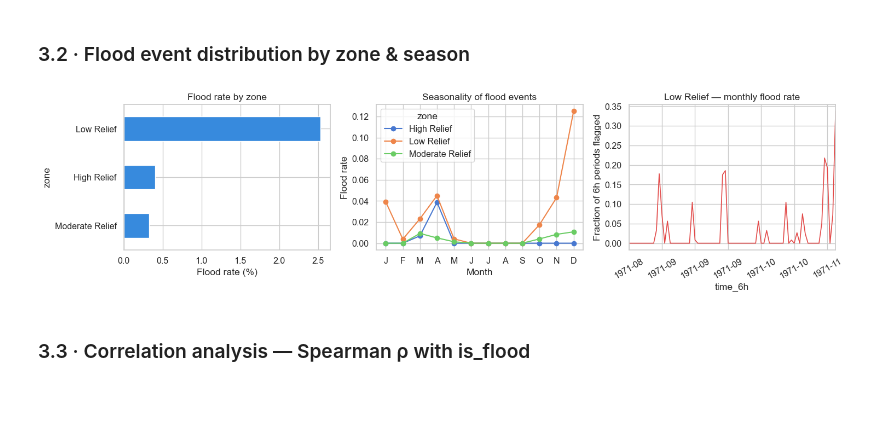
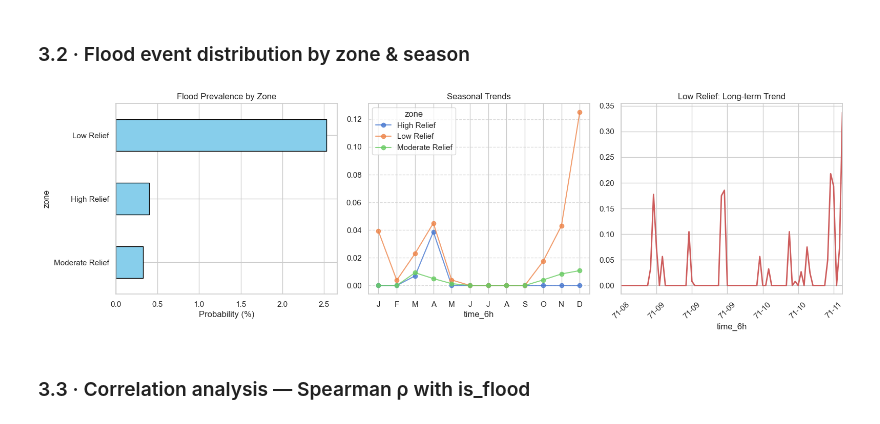
Before and after one commit to AliAgabalayev/Baku-Sentinel-Advanced-Flash-Flood-Forecasting-System, a Jupyter notebook: notebooks/day_04_baku_sentinel.ipynb, the cells around one changed output. Cells and saved outputs as stored; diff of their text form; code cells hidden in the pictures; blank space fills up the shorter version.

```diff
--- a/notebooks/day_04_baku_sentinel.ipynb
+++ b/notebooks/day_04_baku_sentinel.ipynb
@@ -179,37 +147,41 @@ is_flood                                 1.0000
 # %% [markdown]
 ### 3.2 · Flood event distribution by zone & season
 # %%
-fig, axes = plt.subplots(1, 3, figsize=(15, 4))
+# Create a 3-panel EDA dashboard
+fig, axes = plt.subplots(1, 3, figsize=(16, 5))
 
-# Flood rate per zone
-flood_by_zone = df_gold.groupby('zone')['is_flood'].mean() * 100
-flood_by_zone.sort_values().plot(kind='barh', ax=axes[0], color='#378ADD')
-axes[0].set_xlabel('Flood rate (%)')
-axes[0].set_title('Flood rate by zone')
+# 1. Spatial Analysis: Flood rate by zone
+(df_gold.groupby('zone')['is_flood'].mean() * 100).sort_values().plot(
+    kind='barh', ax=axes[0], color='skyblue', edgecolor='black'
+)
+axes[0].set_title('Flood Prevalence by Zone')
+axes[0].set_xlabel('Probability (%)')
 
-# Flood events over time
-df_gold['month'] = df_gold['time_6h'].dt.month
-monthly = df_gold.groupby(['month', 'zone'])['is_flood'].mean().unstack()
-monthly.plot(ax=axes[1], marker='o', linewidth=1.5)
-axes[1].set_xlabel('Month')
-axes[1].set_ylabel('Flood rate')
-axes[1].set_title('Seasonality of flood events')
+# 2. Seasonal Analysis: Seasonality of flood events
+# Using dt.month directly for grouping
+monthly_stats = df_gold.pivot_table(index=df_gold['time_6h'].dt.month,
+                                   columns='zone',
+                                   values='is_flood',
+                                   aggfunc='mean')
+monthly_stats.plot(ax=axes[1], marker='o', alpha=0.8)
+axes[1].set_title('Seasonal Trends')
 axes[1].set_xticks(range(1, 13))
 axes[1].set_xticklabels(['J','F','M','A','M','J','J','A','S','O','N','D'])
+axes[1].grid(axis='y', linestyle='--', alpha=0.7)
 
-# Time-series of is_flood for Low Relief
-lr = df_gold[df_gold['zone'] == 'Low Relief'].set_index('time_6h')['is_flood']
-lr_monthly = lr.resample('ME').mean()
-lr_monthly.plot(ax=axes[2], color='#E24B4A', linewidth=1.2)
-axes[2].set_title('Low Relief — monthly flood rate')
-axes[2].set_ylabel('Fraction of 6h periods flagged')
-axes[2].xaxis.set_major_formatter(mdates.DateFormatter('%Y-%m'))
-plt.setp(axes[2].xaxis.get_majorticklabels(), rotation=30)
+# 3. Temporal Analysis: Low Relief timeline
+low_relief = df_gold[df_gold['zone'] == 'Low Relief'].set_index('time_6h')
+low_relief['is_flood'].resample('ME').mean().plot(
+    ax=axes[2], color='indianred', linewidth=2
+)
+axes[2].set_title('Low Relief: Long-term Trend')
+axes[2].xaxis.set_major_formatter(mdates.DateFormatter('%y-%m'))
+plt.setp(axes[2].xaxis.get_majorticklabels(), rotation=45)
 
 plt.tight_layout()
 plt.show()
 # %% [output]
-[figure, old version]
+[figure, new version]
 # %% [markdown]
 ### 3.3 · Correlation analysis — Spearman ρ with is_flood
 # %%
```
Also changed, not shown: parts of 34 cells of this notebook, 1 other file.
